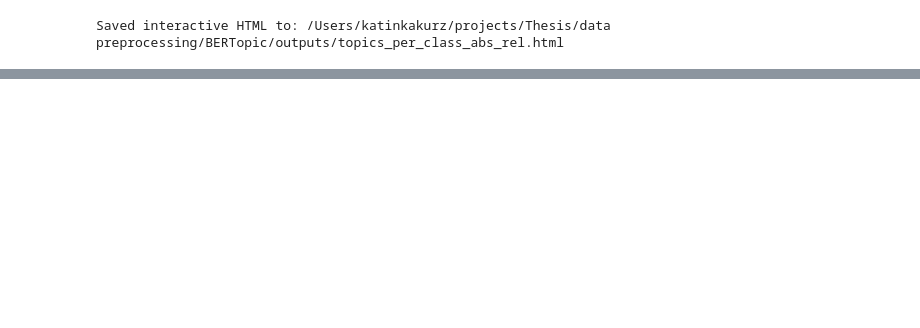
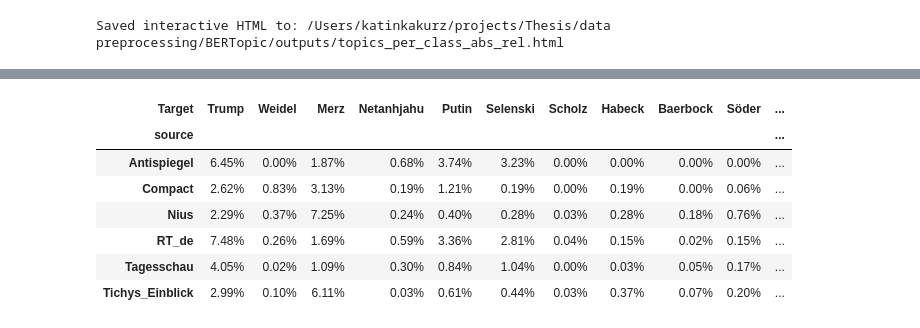
Before and after one commit to mattishaumann/Thesis, a Jupyter notebook: data preprocessing/07_OverallTM.ipynb, the cells around one changed output, grey strips where cells are left out. Cells and saved outputs as stored; diff of their text form; code cells hidden in the pictures; blank space fills up the shorter version.

```diff
--- a/data preprocessing/07_OverallTM.ipynb
+++ b/data preprocessing/07_OverallTM.ipynb
@@ -328,0 +522,88 @@ Saved interactive HTML to: /Users/katinkakurz/projects/Thesis/data preprocessing
+# %%
+import plotly.express as px
+
+target_forms = {
+    "Trump": ["trump"],
+    "Weidel": ["weidel"],
+    "Merz": ["merz"],
+    "Netanhjahu": ["netanhjahu", "netanjahu", "netanyahu"],
+    "Putin": ["putin"],
+    "Selenski": ["selenski", "selensky", "selenskyj", "selenskij", "zelensky", "zelenskyy"],
+    "Scholz": ["scholz"],
+    "Habeck": ["habeck"],
+    "Baerbock": ["baerbock"],
+    "Söder": ["söder", "soeder"],
+    "Wagenknecht": ["wagenknecht"],
+    "Höcke": ["höcke", "hoecke"],
+    "Lindner": ["lindner"],
+    "Klingbeil": ["klingbeil"],
+    "Biden": ["biden"],
+    "Macron": ["macron"],
+    "Orban": ["orbán", "orban"],
+    "Erdogan": ["erdoğan", "erdogan"],
+    "von_der_leyen": ["leyen", "vonderleyen", "vdl"],  # multi-token name workaround
+    "Kallas": ["kallas"],
+    "Maduro": ["maduro"],}
+
+
+form_to_target = {
+    form: target
+    for target, forms in target_forms.items()
+    for form in forms
+}
+
+tokens = (
+    overall_df[["source", "Title"]]
+    .assign(token=lambda d: d["Title"].fillna("").str.casefold().str.findall(r"\b[\wäöüß-]+\b"))
+    .explode("token")
+    .dropna(subset=["token"])
+)
+
+counts = (
+    tokens[tokens["token"].isin(form_to_target)]
+    .assign(Target=lambda d: d["token"].map(form_to_target))
+    .groupby(["source", "Target"])
+    .size()
+    .unstack(fill_value=0)
+    .reindex(columns=target_forms.keys(), fill_value=0)
+    .sort_index()
+)
+
+# Denominator: number of non-empty titles per outlet
+titles_per_outlet = (
+    overall_df.assign(has_title=overall_df["Title"].fillna("").str.strip().ne(""))
+    .groupby("source")["has_title"]
+    .sum()
+    .reindex(counts.index)
+)
+
+relative = counts.div(titles_per_outlet, axis=0).fillna(0) * 100  # percent of titles
+
+display(relative.style.format("{:.2f}%"))
+
+fig = px.imshow(
+    relative,
+    text_auto=".2f",
+    color_continuous_scale="Blues",
+    labels={"x": "Target", "y": "Outlet", "color": "% of titles"},
+    title="Target word mentions in Title relative to number of titles per outlet (%)",
+)
+fig.update_traces(
+    customdata=counts.to_numpy(),
+    hovertemplate=(
+        "Outlet: %{y}<br>"
+        "Target: %{x}<br>"
+        "Share of titles: %{z:.2f}%<br>"
+        "Absolute count: %{customdata}<extra></extra>"
+    ),
+)
+fig.show()
+# %% [output]
+| Target | Trump | Weidel | Merz | Netanhjahu | Putin | Selenski | Scholz | Habeck | Baerbock | Söder | ... |
+| source |  |  |  |  |  |  |  |  |  |  | ... |
+| Antispiegel | 6.45% | 0.00% | 1.87% | 0.68% | 3.74% | 3.23% | 0.00% | 0.00% | 0.00% | 0.00% | ... |
+| Compact | 2.62% | 0.83% | 3.13% | 0.19% | 1.21% | 0.19% | 0.00% | 0.19% | 0.00% | 0.06% | ... |
+| Nius | 2.29% | 0.37% | 7.25% | 0.24% | 0.40% | 0.28% | 0.03% | 0.28% | 0.18% | 0.76% | ... |
+| RT_de | 7.48% | 0.26% | 1.69% | 0.59% | 3.36% | 2.81% | 0.04% | 0.15% | 0.02% | 0.15% | ... |
+| Tagesschau | 4.05% | 0.02% | 1.09% | 0.30% | 0.84% | 1.04% | 0.00% | 0.03% | 0.05% | 0.17% | ... |
+| Tichys_Einblick | 2.99% | 0.10% | 6.11% | 0.03% | 0.61% | 0.44% | 0.03% | 0.37% | 0.07% | 0.20% | ... |
```
Also changed, not shown: parts of 13 cells of this notebook, 9 other files.
